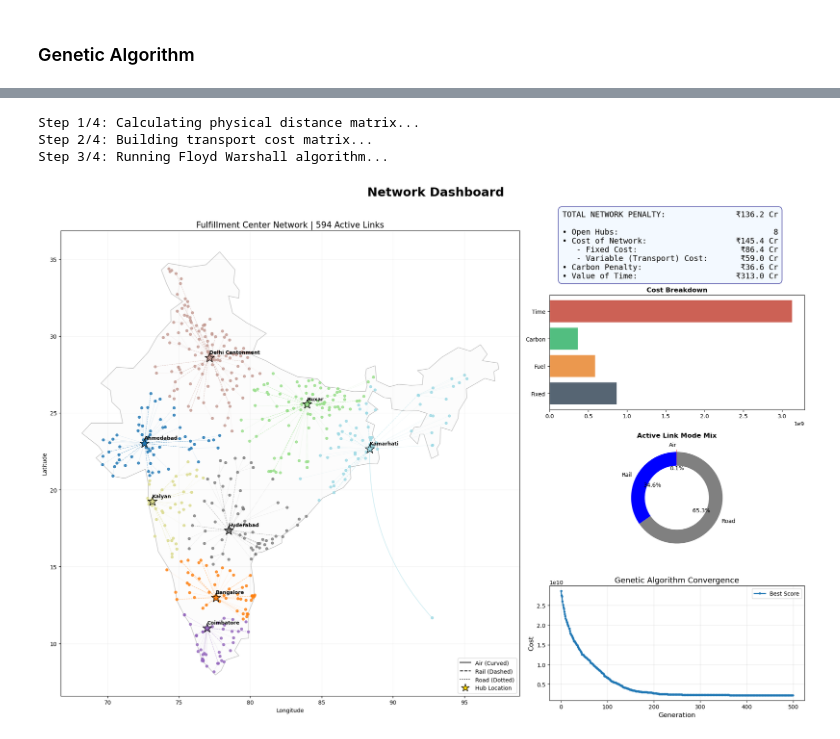
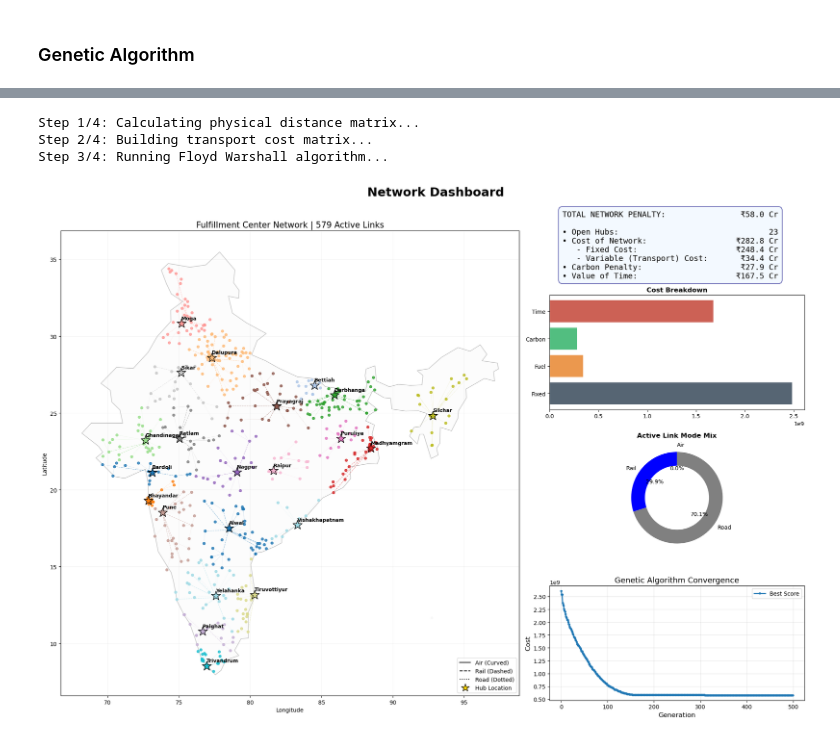
Before and after one commit to shashank2403/Heuristic-Network-Optimisation, a Jupyter notebook: main.ipynb, the cells around one changed output, grey strips where cells are left out. Drawn from its saved outputs; the diff is of its cells as text; code cells hidden in the pictures.

```diff
--- a/main.ipynb
+++ b/main.ipynb
@@ -468,12 +473,12 @@ def calc_network_cost_batch(df: pd.DataFrame,
                       solutions: np.ndarray,
                       transport_costs: pd.DataFrame,
                       cost_components: pd.DataFrame,
+                      fixed_weight: float,
                       warehouse_cost: float = WAREHOUSE_COST) -> float:
     n_sol = solutions.shape[0]
     costs = np.zeros(n_sol)
     pop_array = df['population'].values
     transport_matrix = transport_costs.values
-
     for i in range(n_sol):
         sol = solutions[i]
         n_warehouses = sol.sum()
@@ -485,7 +490,7 @@ def calc_network_cost_batch(df: pd.DataFrame,
         min_costs = costs_to_fcs.min(axis = 1)
         transport_cost = (min_costs * pop_array).sum()
         fixed_cost = n_warehouses * warehouse_cost
-        costs[i] = transport_cost+fixed_cost
+        costs[i] = transport_cost+fixed_cost*fixed_weight
 
     return costs
 # %%
@@ -589,8 +594,10 @@ def genetic_algorithm(generation_size: int,
                       df: pd.DataFrame,
                       transport_costs: pd.DataFrame,
                       cost_components: pd.DataFrame,
+                      weights: dict,
                       fc_df: pd.DataFrame | None = None,
                       progress_bar: bool = True,
+
                      ) -> dict:
 
     if fc_df is None:
@@ -599,8 +606,9 @@ def genetic_algorithm(generation_size: int,
     # Generation 0
     solution_size = len(fc_df)
     num_repro = (int(generation_size*reproduction_rate)//2)*2
+    fixed_weight = weights['fixed']/sum(weights.values())
     current_gen = init_pop(sol_size = solution_size, count = generation_size)
-    scores = np.array([calc_network_cost(df, fc_df, solution, transport_costs, cost_components)[0] for solution in current_gen])
+    scores = calc_network_cost_batch(df, current_gen, transport_costs, cost_components, fixed_weight)
     indices = np.argsort(scores)
     current_gen = current_gen[indices]
 
@@ -616,7 +624,7 @@ def genetic_algorithm(generation_size: int,
         new_gen = np.zeros((2 * generation_size, solution_size))
         new_gen[:num_repro, :] = current_gen[:num_repro, :]
         new_gen[num_repro:, :] = crossover(generation_size = generation_size, pop_size = solution_size, repro_size = num_repro, current_gen = current_gen, scores = scores)
-        scores = calc_network_cost_batch(df, new_gen, transport_costs, cost_components)
+        scores = calc_network_cost_batch(df, new_gen, transport_costs, cost_components, fixed_weight)
         # np.array([calc_network_cost(df, fc_df, solution, transport_costs, cost_components)[0] for solution in new_gen])
         indices = np.argsort(scores)
         new_gen = new_gen[indices]
@@ -826,6 +834,7 @@ def show_dashboard(df: pd.DataFrame,
 
     total_cost = comp_fuel + comp_carbon + comp_time + comp_fixed
     weights = {k: v/sum(weights.values()) for k,v in weights.items()}
+    min_scores = ga_result['min_scores']
 
     # --- VISUALISATION ---
 
@@ -838,7 +847,7 @@ def show_dashboard(df: pd.DataFrame,
     ax_kpi = fig.add_subplot(gs[0, 1])
     ax_kpi.axis('off')
     kpi_text = (
-    f"TOTAL NETWORK PENALTY: {'₹'+f'{(weights["carbon"]*comp_carbon+weights["fuel"]*comp_fuel+weights["time"]*comp_time + comp_fixed)/1e7:,.1f}'+' Cr':>23}\n\n"
+    f"TOTAL NETWORK PENALTY: {'₹'+f'{(min_scores[-1])/1e7:,.1f}'+' Cr':>23}\n\n"
     f"• Open Hubs: {int(n_dcs):>33}\n"
     f"• Cost of Network: {'₹'+f'{(comp_fixed+comp_fuel)/1e7:,.1f}'+' Cr':>27}\n"
     f"   - Fixed Cost: {'₹'+f'{comp_fixed/1e7:,.1f}'+' Cr':>29}\n"
@@ -959,7 +968,7 @@ def show_dashboard(df: pd.DataFrame,
     ax_mode.set_title("Active Link Mode Mix", fontsize=12, fontweight='bold')
 
     ax_conv = fig.add_subplot(gs[3, 1])
-    min_scores = ga_result['min_scores']
+
 
     iterations = range(len(min_scores))
 
@@ -1350,7 +1362,7 @@ plot_cities(df, air_df, rail_df)
 # %%
 generation_size = 200
 reproduction_rate = 0.01
-mutation_rate_pop = 0.1
+mutation_rate_pop = 0.5
 mutation_rate_bit = 0.002
 num_generations = 500
 # %%
@@ -1377,24 +1391,26 @@ Step 3/4: Running Floyd Warshall algorithm...
 # %%
 weights = {
-    "fuel": 1,
+    "fuel": 100,
     "carbon": 1,
-    "time": 1,
+    "time": 1.5,
+    "fixed": 10,
 }
 transport_costs, cost_components, next_node = analyse_network(df, air_df, rail_df, weights)
 ga = genetic_algorithm(generation_size = generation_size,
                        reproduction_rate = reproduction_rate,
                        mutation_rate_pop = mutation_rate_pop,
                        mutation_rate_bit = mutation_rate_bit,
                        num_generations = num_generations,
                        transport_costs = transport_costs,
                        cost_components = cost_components,
-                       df = df)
+                       df = df,
+                       weights = weights)
 show_dashboard(df, ga, transport_costs, cost_components, next_node, weights)
 # %% [output]
 Step 1/4: Calculating physical distance matrix...
 Step 2/4: Building transport cost matrix...
 Step 3/4: Running Floyd Warshall algorithm...
-[figure, old version]
+[figure, new version]
 # %%
 weights = {
     "fuel": 1,
```
Also changed, not shown: parts of 28 cells of this notebook.
